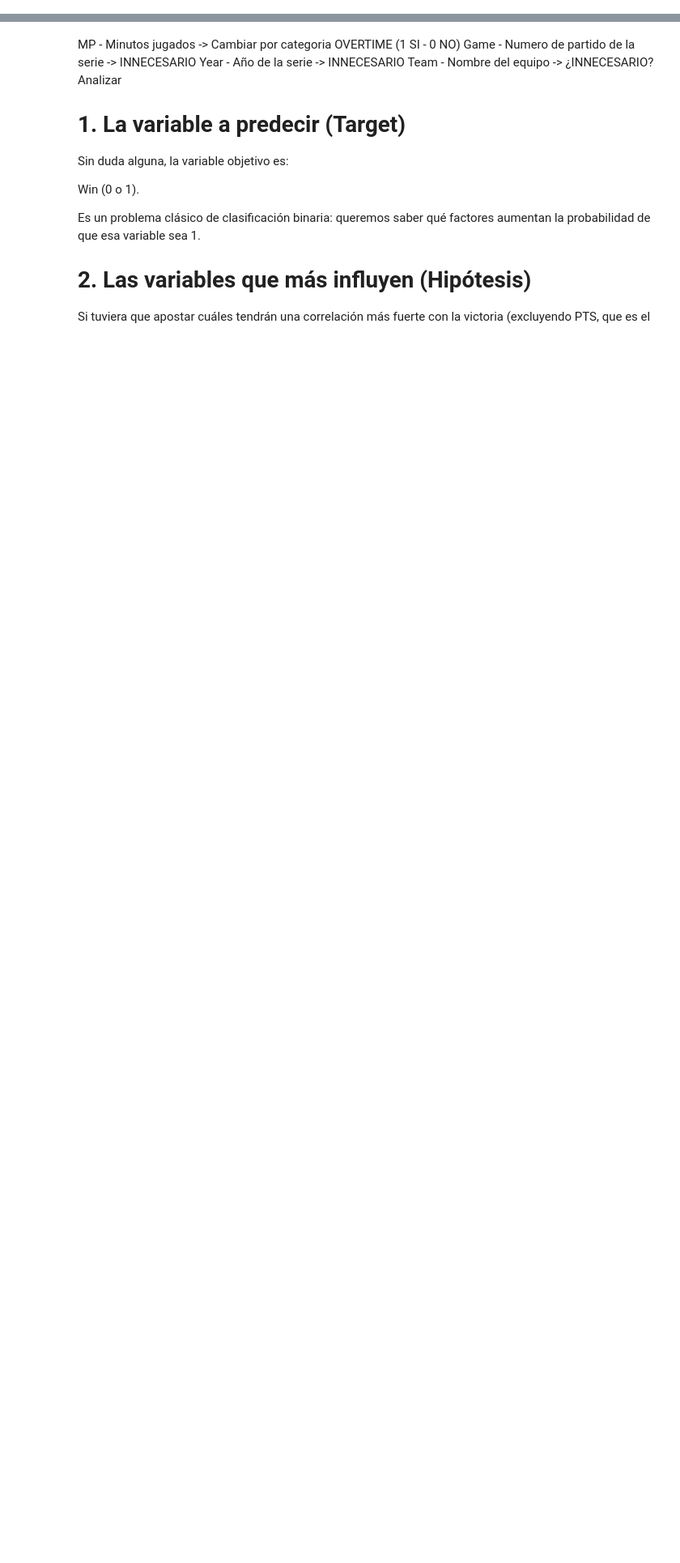
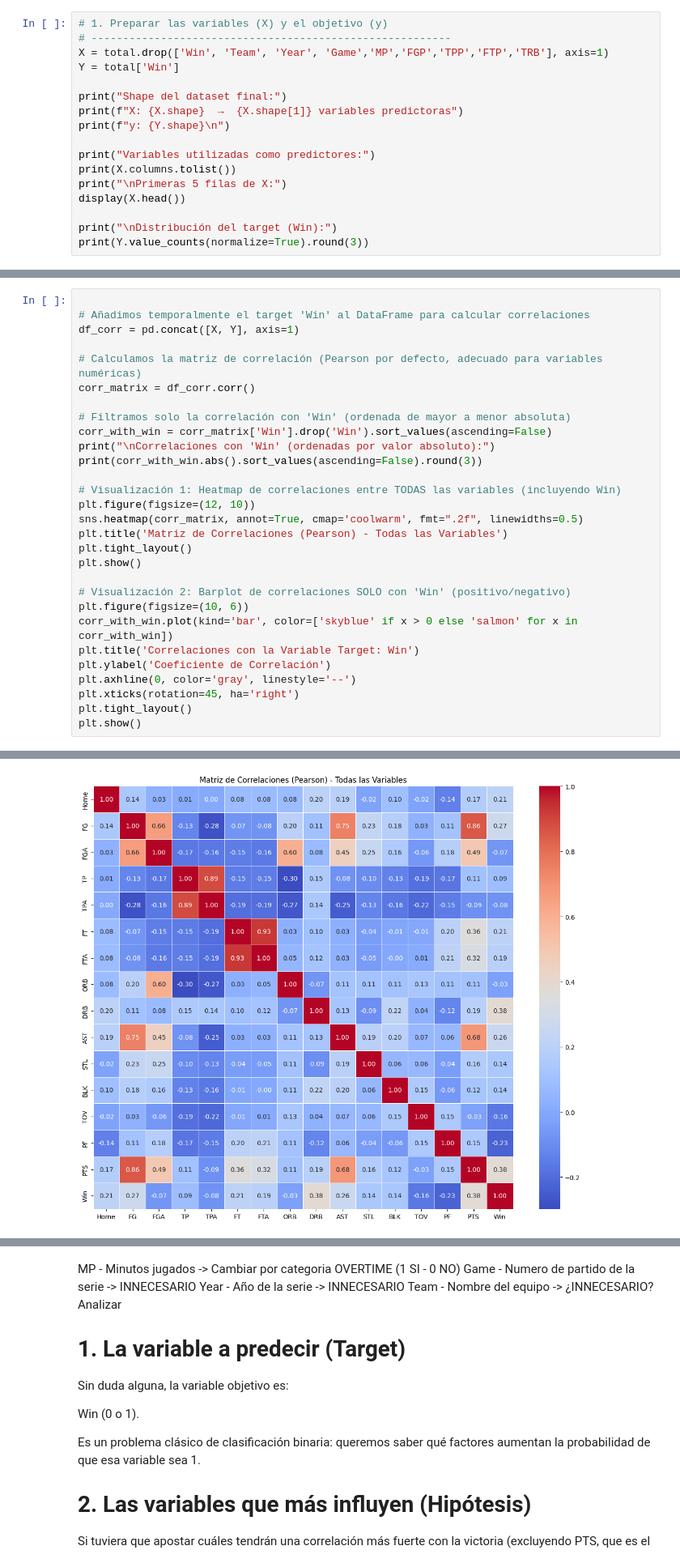
Before and after one commit to pol-tome/Cas-Kaggle-ApC-NBA-Finals-Team-Stats, a Jupyter notebook: nba_analysis.ipynb, the cells around one changed output, grey strips where cells are left out. Shown at 81% size. Saved outputs shown, nothing was run; the diff lists cells and outputs as text; blank space fills up the shorter version.

Commit message:
analisis de correlaciones

```diff
--- a/nba_analysis.ipynb
+++ b/nba_analysis.ipynb
@@ -46,0 +129,17 @@ Asimismo, se ha prescindido de la variable `TRB` (Rebotes Totales). Al tratarse
+# %%
+# 1. Preparar las variables (X) y el objetivo (y)
+# ---------------------------------------------------------
+X = total.drop(['Win', 'Team', 'Year', 'Game','MP','FGP','TPP','FTP','TRB'], axis=1)
+Y = total['Win']
+
+print("Shape del dataset final:")
+print(f"X: {X.shape}  →  {X.shape[1]} variables predictoras")
+print(f"y: {Y.shape}\n")
+
+print("Variables utilizadas como predictores:")
+print(X.columns.tolist())
+print("\nPrimeras 5 filas de X:")
+display(X.head())
+
+print("\nDistribución del target (Win):")
+print(Y.value_counts(normalize=True).round(3))
@@ -46,0 +170,30 @@ Asimismo, se ha prescindido de la variable `TRB` (Rebotes Totales). Al tratarse
+# %%
+
+# Añadimos temporalmente el target 'Win' al DataFrame para calcular correlaciones
+df_corr = pd.concat([X, Y], axis=1)
+
+# Calculamos la matriz de correlación (Pearson por defecto, adecuado para variables numéricas)
+corr_matrix = df_corr.corr()
+
+# Filtramos solo la correlación con 'Win' (ordenada de mayor a menor absoluta)
+corr_with_win = corr_matrix['Win'].drop('Win').sort_values(ascending=False)
+print("\nCorrelaciones con 'Win' (ordenadas por valor absoluto):")
+print(corr_with_win.abs().sort_values(ascending=False).round(3))
+
+# Visualización 1: Heatmap de correlaciones entre TODAS las variables (incluyendo Win)
+plt.figure(figsize=(12, 10))
+sns.heatmap(corr_matrix, annot=True, cmap='coolwarm', fmt=".2f", linewidths=0.5)
+plt.title('Matriz de Correlaciones (Pearson) - Todas las Variables')
+plt.tight_layout()
+plt.show()
+
+# Visualización 2: Barplot de correlaciones SOLO con 'Win' (positivo/negativo)
+plt.figure(figsize=(10, 6))
+corr_with_win.plot(kind='bar', color=['skyblue' if x > 0 else 'salmon' for x in corr_with_win])
+plt.title('Correlaciones con la Variable Target: Win')
+plt.ylabel('Coeficiente de Correlación')
+plt.axhline(0, color='gray', linestyle='--')
+plt.xticks(rotation=45, ha='right')
+plt.tight_layout()
+plt.show()
+# %% [output]
@@ -46,0 +217 @@ Asimismo, se ha prescindido de la variable `TRB` (Rebotes Totales). Al tratarse
+[figure, added]
```
Also changed, not shown: parts of 13 cells of this notebook.
